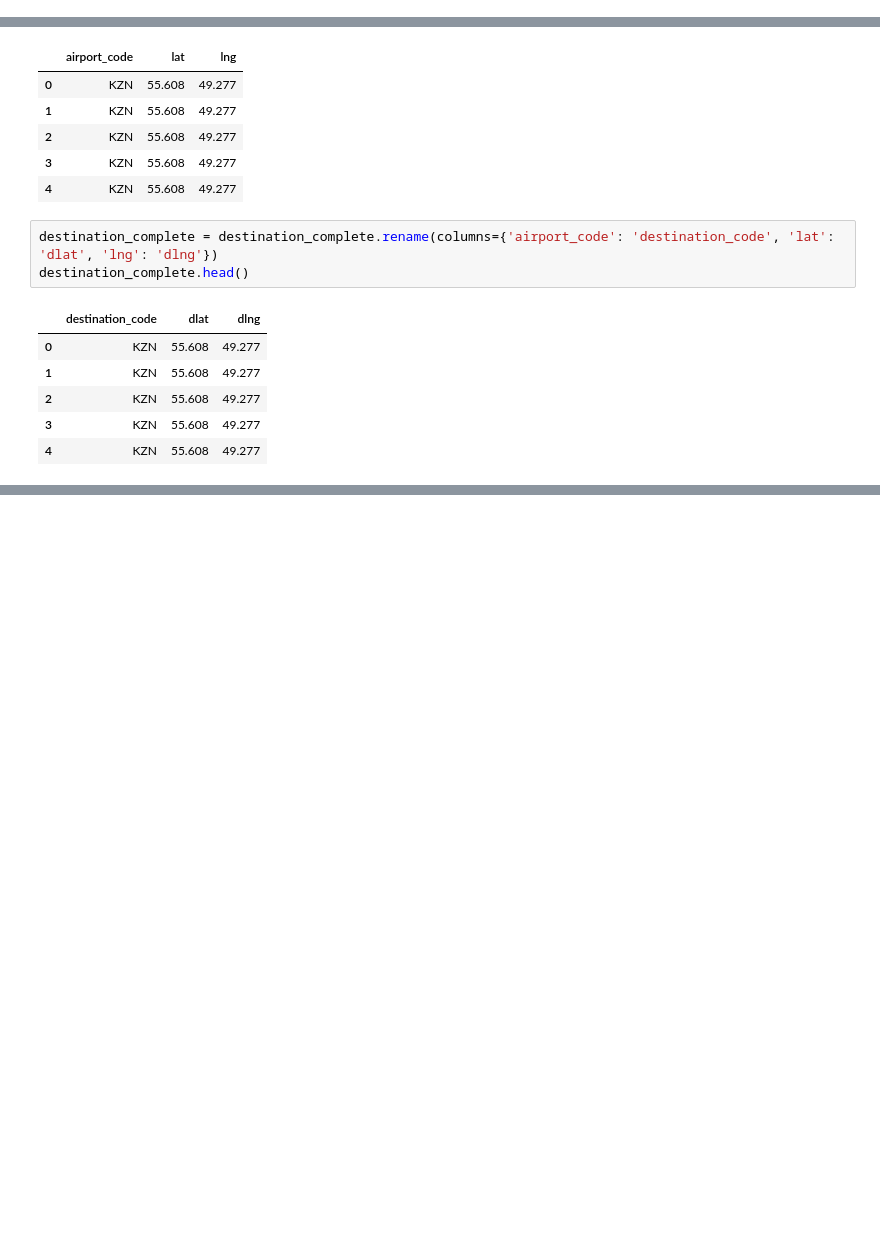
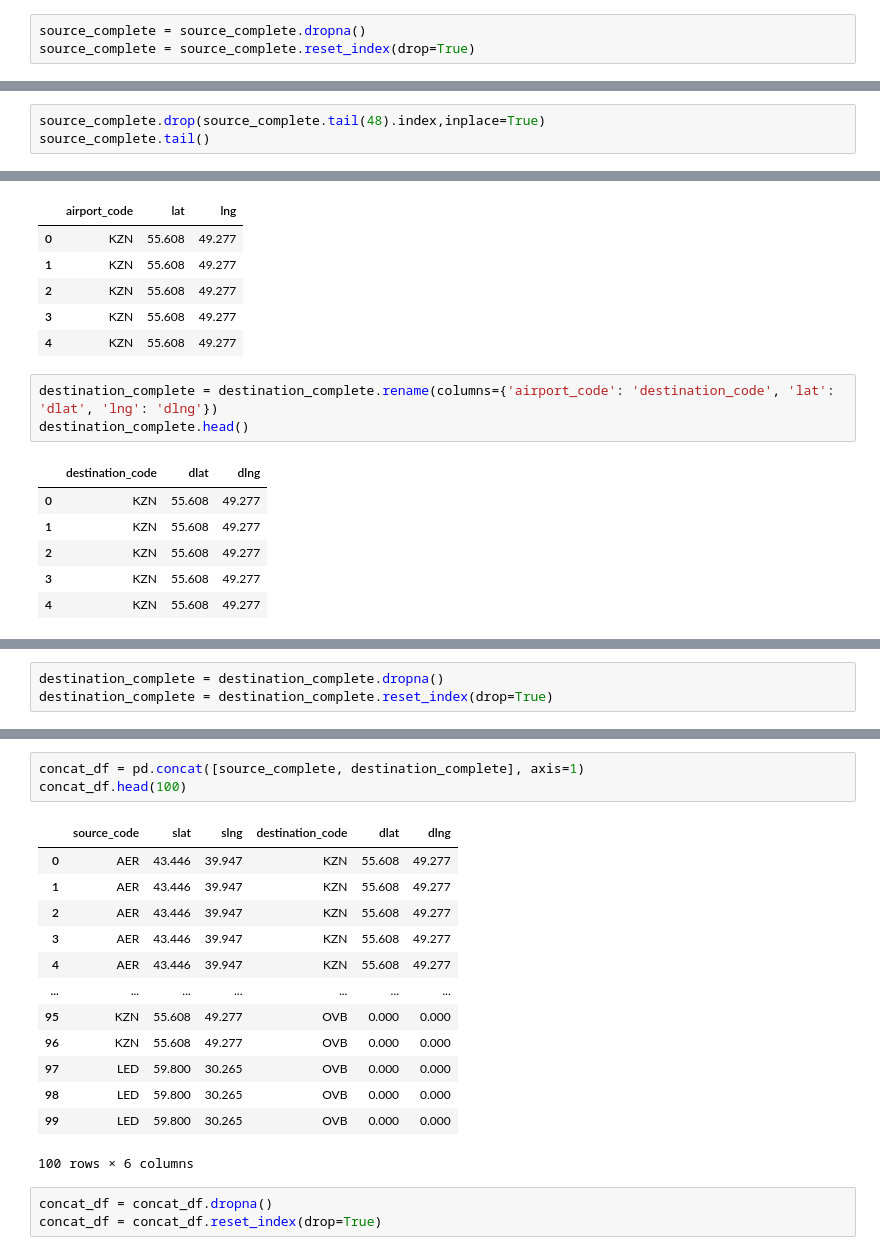
Before and after one commit to m-duval/global_airline_routes, a Jupyter notebook: global_airline_routes/global_airline_routes.ipynb, the cells around one changed output, grey strips where cells are left out. Cells and saved outputs as stored; diff of their text form; blank space fills up the shorter version.

```diff
--- a/global_airline_routes/global_airline_routes.ipynb
+++ b/global_airline_routes/global_airline_routes.ipynb
@@ -111,0 +119,3 @@ source_complete.head()
+# %%
+source_complete = source_complete.dropna()
+source_complete = source_complete.reset_index(drop=True)
@@ -111,0 +138,3 @@ source_complete.head()
+# %%
+source_complete.drop(source_complete.tail(48).index,inplace=True)
+source_complete.tail()
@@ -150,0 +191,3 @@ complete_merge.head()
+# %%
+destination_complete = destination_complete.dropna()
+destination_complete = destination_complete.reset_index(drop=True)
@@ -150,0 +217,20 @@ complete_merge.head()
+# %%
+concat_df = pd.concat([source_complete, destination_complete], axis=1)
+concat_df.head(100)
+# %% [output]
+|  | source_code | slat | slng | destination_code | dlat | dlng |
+| 0 | AER | 43.446 | 39.947 | KZN | 55.608 | 49.277 |
+| 1 | AER | 43.446 | 39.947 | KZN | 55.608 | 49.277 |
+| 2 | AER | 43.446 | 39.947 | KZN | 55.608 | 49.277 |
+| 3 | AER | 43.446 | 39.947 | KZN | 55.608 | 49.277 |
+| 4 | AER | 43.446 | 39.947 | KZN | 55.608 | 49.277 |
+| ... | ... | ... | ... | ... | ... | ... |
+| 95 | KZN | 55.608 | 49.277 | OVB | 0.000 | 0.000 |
+| 96 | KZN | 55.608 | 49.277 | OVB | 0.000 | 0.000 |
+| 97 | LED | 59.800 | 30.265 | OVB | 0.000 | 0.000 |
+| 98 | LED | 59.800 | 30.265 | OVB | 0.000 | 0.000 |
+| 99 | LED | 59.800 | 30.265 | OVB | 0.000 | 0.000 |
+100 rows × 6 columns
+# %%
+concat_df = concat_df.dropna()
+concat_df = concat_df.reset_index(drop=True)
```
Also changed, not shown: parts of 20 cells of this notebook, 7 other files.
